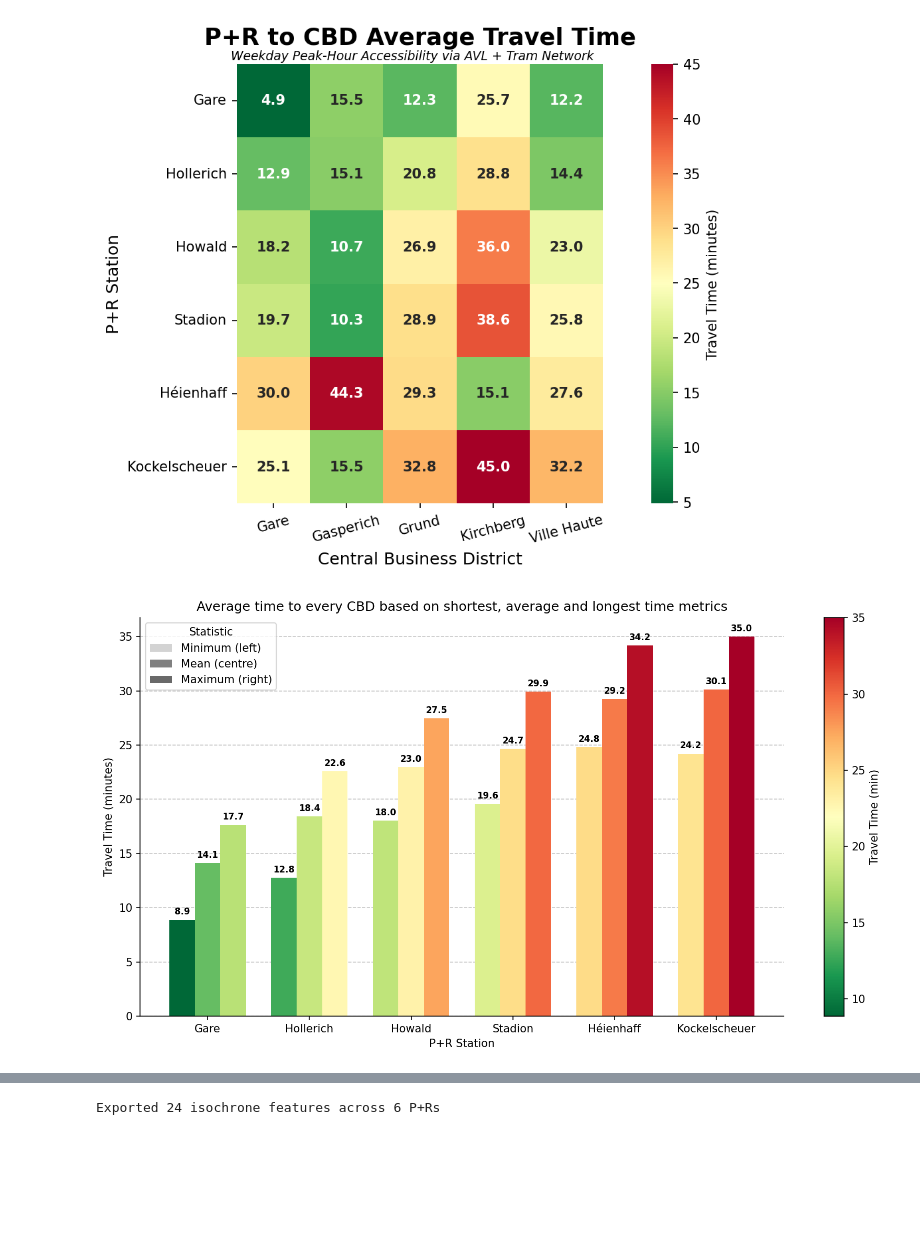
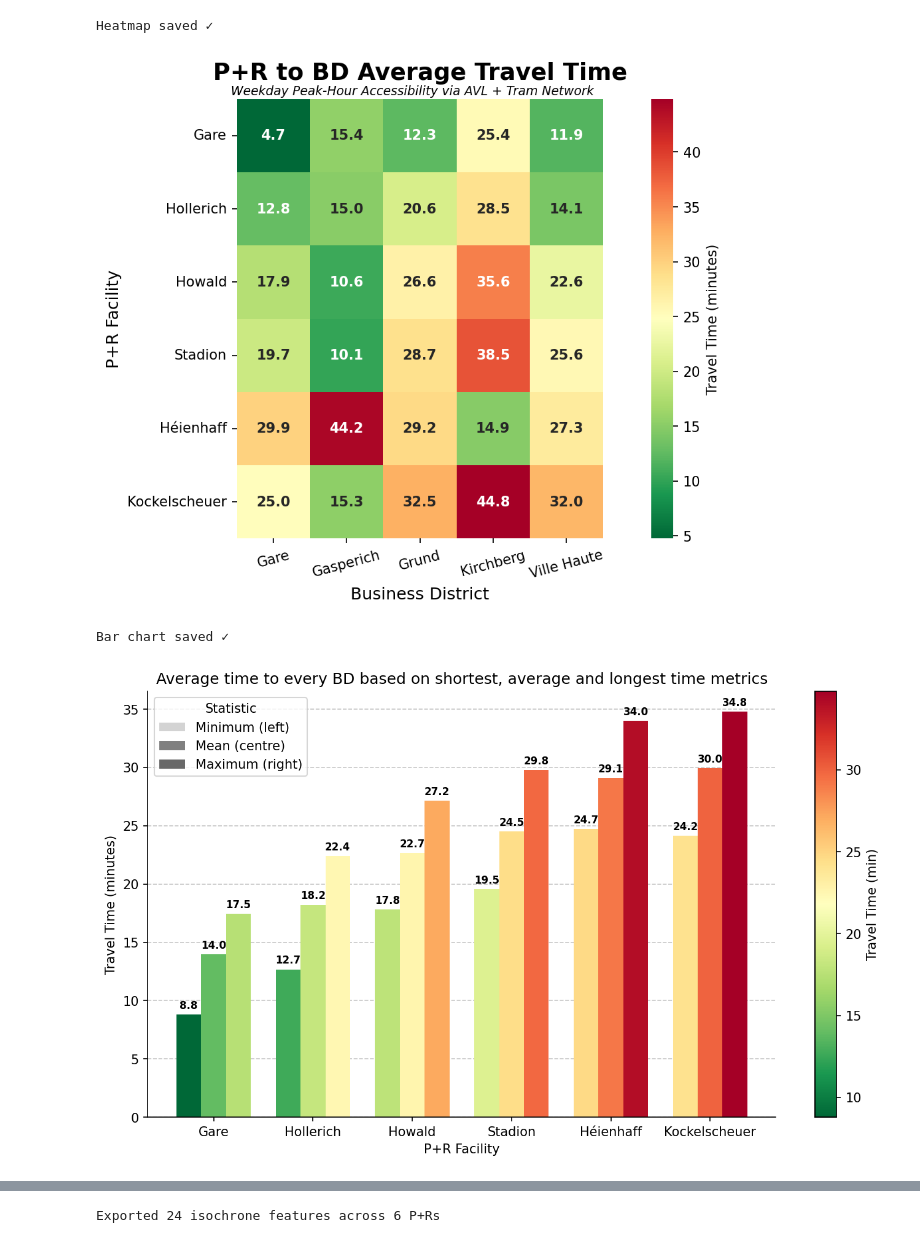
Before and after one commit to Alex-nike/Luxembourg-P_R-Accessibility, a Jupyter notebook: notebooks/network_analysis.ipynb, the cells around one changed output, grey strips where cells are left out. Cells and saved outputs as stored; diff of their text form; code cells hidden in the pictures; blank space fills up the shorter version.

```diff
--- a/notebooks/network_analysis.ipynb
+++ b/notebooks/network_analysis.ipynb
@@ -5,13 +5,13 @@ import pandas as pd
 import geopandas as gpd
 import random
 
-#Import network, origins and destinations
+#Load data
 with open(r"C:\Users\luca\Downloads\Lux_public_transport_project\multimodal_network.pkl", "rb") as file:
     multimodal_network = pickle.load(file)
 
 pr_stops  = gpd.read_file(r"C:\Users\luca\Downloads\Lux_public_transport_project\PR_stops.gpkg")
-cbd_stops = pd.read_csv(r"C:\Users\luca\Downloads\Lux_public_transport_project\district_candidate_stops.csv")
+bd_stops = pd.read_csv(r"C:\Users\luca\Downloads\Lux_public_transport_project\district_candidate_stops.csv")
 
-#Reproject to 2169 for any spatial operations
+#Re-project pr_stops for analysis
 pr_stops = pr_stops.to_crs(epsg=2169)
 # %%
@@ -120,12 +119,18 @@ heatmap_df = heatmap_df.set_index("P+R Station")[cbd_cols]
 # %%
-# Heatmap of mean P+R to CBD travel times
+# Heatmap of mean P+R to BD travel times
 import seaborn as sns
 import matplotlib.pyplot as plt
 
-plot_matrix = heatmap_df.copy()
+# Heatmap matrix keeps only BD means
+bd_cols = list(destination_bd)
 
-row_order = ["Gare", "Hollerich", "Howald", "Stadion", "Héienhaff", "Kockelscheuer"]
-plot_matrix = plot_matrix.loc[row_order]
+plot_matrix = (
+    pr_bd_matrix
+    .set_index("P+R Facility")[bd_cols]
+    .apply(lambda col: col.str[1])
+    .reindex(["Gare", "Hollerich", "Howald",
+              "Stadion", "Héienhaff", "Kockelscheuer"])
+)
 
 fig, ax = plt.subplots(figsize=(10, 6), dpi=150)
 
@@ -140,37 +145,48 @@ sns.heatmap(
     ax=ax
 )
 
-ax.set_title("P+R to CBD Average Travel Time", fontsize=17, weight="bold", pad=14)
+ax.set_title("P+R to BD Average Travel Time", fontsize=17, weight="bold", pad=14)
 plt.suptitle("Weekday Peak-Hour Accessibility via AVL + Tram Network", fontsize=9, style="italic", y=0.89, x=0.6)
-ax.set_xlabel("Central Business District", fontsize=12)
-ax.set_ylabel("P+R Station", fontsize=12)
+ax.set_xlabel("Business District", fontsize=12)
+ax.set_ylabel("P+R Facility", fontsize=12)
 
 plt.xticks(rotation=15)
 plt.yticks(rotation=0)
 plt.tight_layout()
+
+fig.savefig(
+    "heatmap.png",
+    dpi=300,
+    bbox_inches="tight"
+)
+print("Heatmap saved ✓ ")
 plt.show()
 # %% [output]
+Heatmap saved ✓
-[figure, old version]
+[figure, new version]
 # %%
-# Grouped min / mean / max accessibility chart
 import numpy as np
 import matplotlib.cm as cm
 import matplotlib.colors as mcolors
 from matplotlib.cm import ScalarMappable
 from matplotlib.patches import Patch
 
-sorted_matrix = pr_cbd_matrix.sort_values(
-    "Average Mean CBD time",
+
+#Here, we create a per BD mean bar chart with all three statistics.
+#This represents the average shortest time to get to a BD using each statistic
+
+#The graph should be sorted based on the mean BD values
+sorted_matrix = pr_bd_matrix.sort_values(
+    "Average Mean BD time",
     ascending=True
 )
 
-stations = sorted_matrix["P+R Station"]
+facilities = sorted_matrix["P+R Facility"]
+min_times = sorted_matrix["Average Min BD time"]
+mean_times = sorted_matrix["Average Mean BD time"]
+max_times = sorted_matrix["Average Max BD time"]
 
-min_times = sorted_matrix["Average Min CBD time"]
-mean_times = sorted_matrix["Average Mean CBD time"]
-max_times = sorted_matrix["Average Max CBD time"]
-
-x = np.arange(len(stations))
+x = np.arange(len(facilities))
 width = 0.25
 
 all_times = np.concatenate([
@@ -205,36 +221,43 @@ for bars in [bars_min, bars_mean, bars_max]:
             fontsize=8,
             weight="bold"
         )
 
 legend_handles = [
     Patch(facecolor="lightgrey", label="Minimum (left)"),
     Patch(facecolor="grey", label="Mean (centre)"),
     Patch(facecolor="dimgray", label="Maximum (right)")
 ]
 
 ax.legend(handles=legend_handles, title="Statistic")
 
 sm = ScalarMappable(norm=norm, cmap=cm.RdYlGn_r)
 sm.set_array([])
 
 cbar = fig.colorbar(sm, ax=ax)
 cbar.set_label("Travel Time (min)")
 
-plt.title("Average time to every CBD based on shortest, average and longest time metrics")
+plt.title("Average time to every BD based on shortest, average and longest time metrics")
 
 ax.set_xticks(x)
-ax.set_xticklabels(stations)
+ax.set_xticklabels(facilities)
 
 ax.set_ylabel("Travel Time (minutes)")
-ax.set_xlabel("P+R Station")
+ax.set_xlabel("P+R Facility")
 
 ax.yaxis.grid(True, linestyle="--", alpha=0.7)
 ax.set_axisbelow(True)
 
 sns.despine()
 
-plt.tight_layout()
+fig.savefig(
+    "barchart.png",
+    dpi=300,
+    bbox_inches="tight"
+)
+print("Bar chart saved ✓ ")
+
 plt.show()
 # %% [output]
+Bar chart saved ✓
-[figure, old version]
+[figure, new version]
 # %%
```
Also changed, not shown: parts of 5 cells of this notebook, 4 other files.
